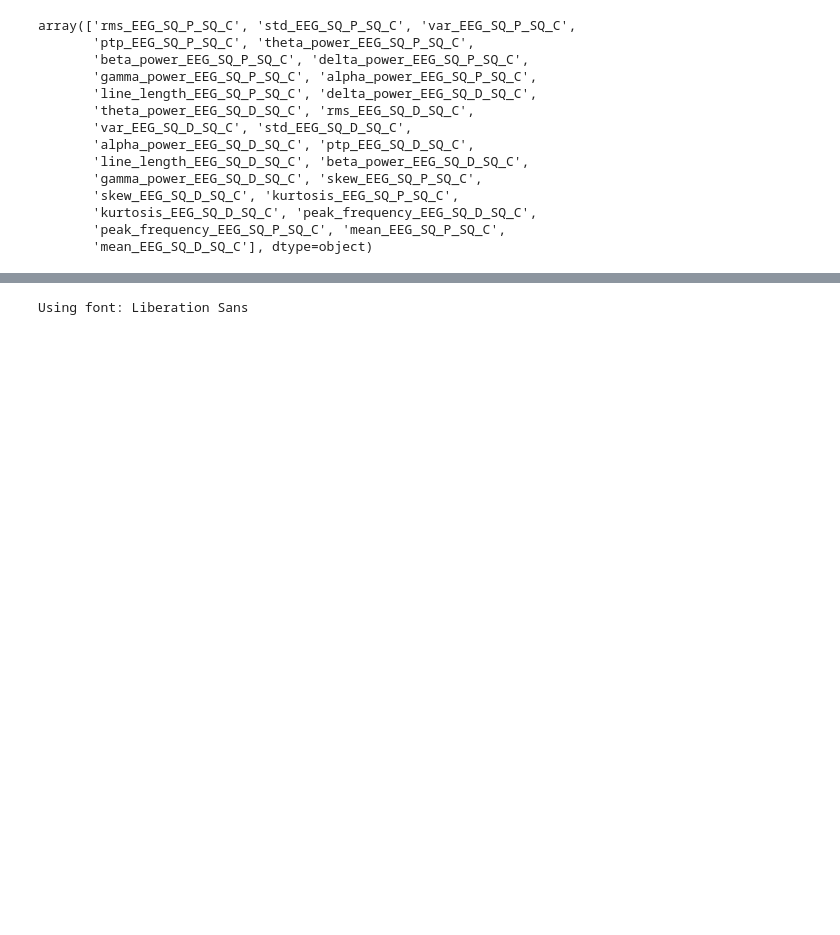
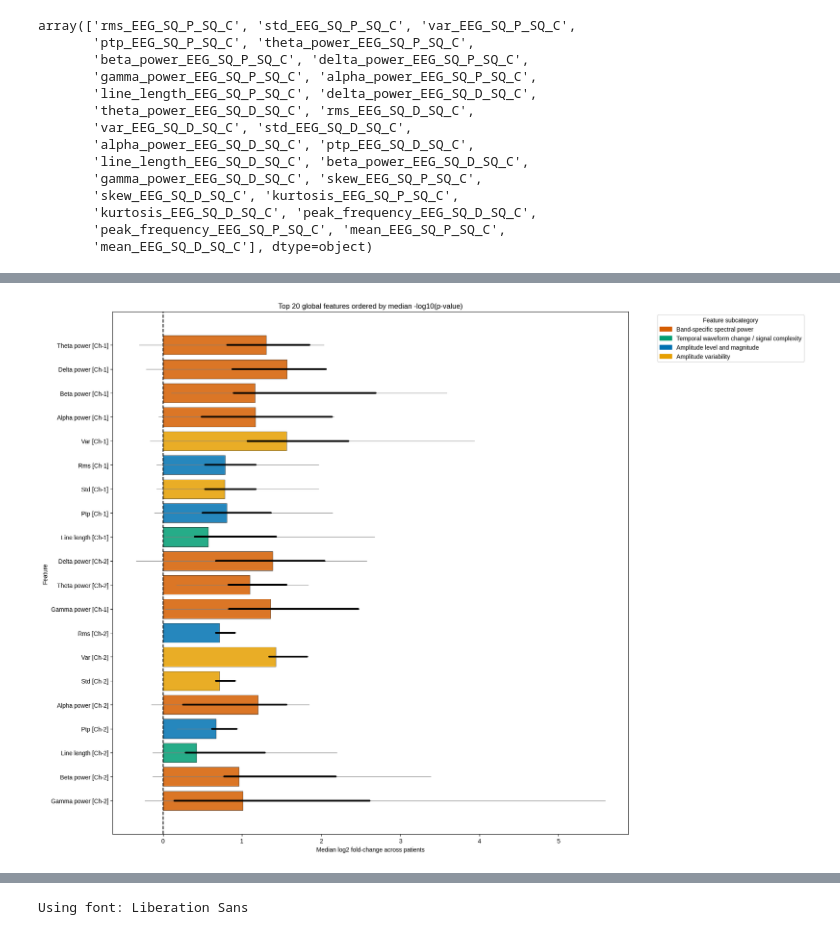
Before and after one commit to tomas0899/FoundationModel_EEG_Dissertation, a Jupyter notebook: Main_project/src/test_and_develop/2_Feature_extraction/joint_volcano_barplot_pvalue_effectsize.ipynb, the cells around one changed output, grey strips where cells are left out. Cells and saved outputs as stored; diff of their text form; code cells hidden in the pictures; blank space fills up the shorter version.

```diff
--- a/Main_project/src/test_and_develop/2_Feature_extraction/joint_volcano_barplot_pvalue_effectsize.ipynb
+++ b/Main_project/src/test_and_develop/2_Feature_extraction/joint_volcano_barplot_pvalue_effectsize.ipynb
@@ -381,6 +427,8 @@ import matplotlib.pyplot as plt
 import matplotlib.patches as mpatches
 import pandas as pd
 import re
+from pathlib import Path
+from datetime import date
 
 
 def format_feature_label_with_channel(feature):
@@ -391,8 +439,16 @@ def format_feature_label_with_channel(feature):
     if match:
         base = match.group("base")
         channel = match.group("channel")
+
+        channel_map = {
+            "EEG_SQ_P_SQ_C": "Ch-1",
+            "EEG_SQ_D_SQ_C": "Ch-2"
+        }
+
+        channel_display = channel_map.get(channel, channel)
         base_display = base.replace("_", " ").capitalize()
-        return f"{base_display} [{channel}]"
+
+        return f"{base_display} [{channel_display}]"
 
     return feature.replace("_", " ").capitalize()
 
@@ -405,6 +461,7 @@ df_valid = (
     .copy()
 )
 
+# Summary statistics per feature
 df_feature_summary = (
     df_valid
     .groupby(["feature", "feature_subcategory", "feature_color"], as_index=False)
@@ -413,12 +470,11 @@ df_feature_summary = (
         median_neg_log10_p=("neg_log10_p", "median"),
         q1_log2_effect_size=("effect_size_log2_median_fold_change", lambda x: x.quantile(0.25)),
         q3_log2_effect_size=("effect_size_log2_median_fold_change", lambda x: x.quantile(0.75)),
-        min_log2_effect_size=("effect_size_log2_median_fold_change", "min"),
-        max_log2_effect_size=("effect_size_log2_median_fold_change", "max"),
         n_patients=("patient_id", "nunique")
     )
 )
 
+# IQR and outlier thresholds
 df_feature_summary["iqr"] = (
     df_feature_summary["q3_log2_effect_size"]
     - df_feature_summary["q1_log2_effect_size"]
@@ -434,6 +490,7 @@ df_feature_summary["upper_outlier_limit"] = (
     + 1.5 * df_feature_summary["iqr"]
 )
 
+# Select top N features by median significance
 df_bar = (
     df_feature_summary
     .sort_values("median_neg_log10_p", ascending=False)
@@ -446,15 +503,9 @@ df_bar["feature_display"] = (
     .apply(format_feature_label_with_channel)
 )
 
-
-df_bar = (
-    df_bar
-    .sort_values("median_neg_log10_p", ascending=True)
-    .reset_index(drop=True)
-)
-
 selected_features = df_bar["feature"].tolist()
 
+# Merge thresholds back to patient-level values
 df_selected_patient_values = (
     df_valid[df_valid["feature"].isin(selected_features)]
     .merge(
@@ -471,21 +522,45 @@ df_selected_patient_values = (
     )
 )
 
-df_outliers = df_selected_patient_values[
+# Keep only inlier values
+df_inliers = df_selected_patient_values[
     (
         df_selected_patient_values["effect_size_log2_median_fold_change"]
-        < df_selected_patient_values["lower_outlier_limit"]
+        >= df_selected_patient_values["lower_outlier_limit"]
     )
-    |
+    &
     (
         df_selected_patient_values["effect_size_log2_median_fold_change"]
-        > df_selected_patient_values["upper_outlier_limit"]
+        <= df_selected_patient_values["upper_outlier_limit"]
     )
 ].copy()
 
+# Compute whisker limits from inliers only
+df_whiskers = (
+    df_inliers
+    .groupby("feature", as_index=False)
+    .agg(
+        whisker_min_log2_effect_size=("effect_size_log2_median_fold_change", "min"),
+        whisker_max_log2_effect_size=("effect_size_log2_median_fold_change", "max")
+    )
+)
 
+# Merge whiskers into plotting dataframe
+df_bar = df_bar.merge(df_whiskers, on="feature", how="left")
+
+# Order for plotting
+df_bar = (
+    df_bar
+    .sort_values("median_neg_log10_p", ascending=True)
+    .reset_index(drop=True)
+)
+
+# Output path
+today = date.today().strftime("%Y-%m-%d")
+output_path = Path.cwd() / f"top_{top_n}_global_features_barplot_{today}.svg"
+
+# Plot
 fig, ax = plt.subplots(figsize=(18, 0.55 * len(df_bar) + 2))
-
 y_pos = np.arange(len(df_bar))
 
 ax.barh(
@@ -497,9 +572,10 @@ ax.barh(
     alpha=0.85
 )
 
+# Grey whisker line = only non-outlier range
 for i, row in df_bar.iterrows():
     ax.plot(
-        [row["min_log2_effect_size"], row["max_log2_effect_size"]],
+        [row["whisker_min_log2_effect_size"], row["whisker_max_log2_effect_size"]],
         [i, i],
         color="grey",
         linewidth=1,
@@ -516,63 +592,41 @@ for i, row in df_bar.iterrows():
         zorder=4
     )
 
-for _, row in df_outliers.iterrows():
-    y = df_bar.index[df_bar["feature"] == row["feature"]][0]
-    x = row["effect_size_log2_median_fold_change"]
-
-    ax.scatter(
-        x,
-        y,
-        marker="x",
-        s=80,
-        color="black",
-        linewidth=1.5,
-        zorder=5
-    )
-
-    ax.annotate(
-        str(row["patient_id"]),
-        xy=(x, y),
-        xytext=(0, 7),              # distancia arriba de la cruz
-        textcoords="offset points",
-        ha="center",
-        va="bottom",
-        fontsize=8,                 # texto pequeño
-        fontfamily="Arial",
-        color="black",
-        zorder=6
-    )
 ax.axvline(0, linestyle="--", color="black")
 
 ax.set_yticks(y_pos)
 ax.set_yticklabels(df_bar["feature_display"])
 
 ax.set_xlabel("Median log2 fold-change across patients")
 ax.set_ylabel("Feature")
-
-ax.set_title(
-    f"Top {top_n} global features ordered by median -log10(p-value)"
-)
+ax.set_title(f"Top {top_n} global features ordered by median -log10(p-value)")
 
 subcategory_palette = (
     df_bar
     .drop_duplicates("feature_subcategory")
     .set_index("feature_subcategory")["feature_color"]
     .to_dict()
 )
 
 legend_patches = [
     mpatches.Patch(color=color, label=subcategory)
     for subcategory, color in subcategory_palette.items()
 ]
 
 ax.legend(
     handles=legend_patches,
     title="Feature subcategory",
     bbox_to_anchor=(1.05, 1),
     loc="upper left"
 )
 
 plt.tight_layout()
+
+# Save as SVG
+plt.savefig(output_path, format="svg", bbox_inches="tight")
+
 plt.show()
+
+print(f"SVG saved in: {output_path}")
 # %% [output]
+[figure, new version]
```
Also changed, not shown: parts of 14 cells of this notebook, 1 other file.
